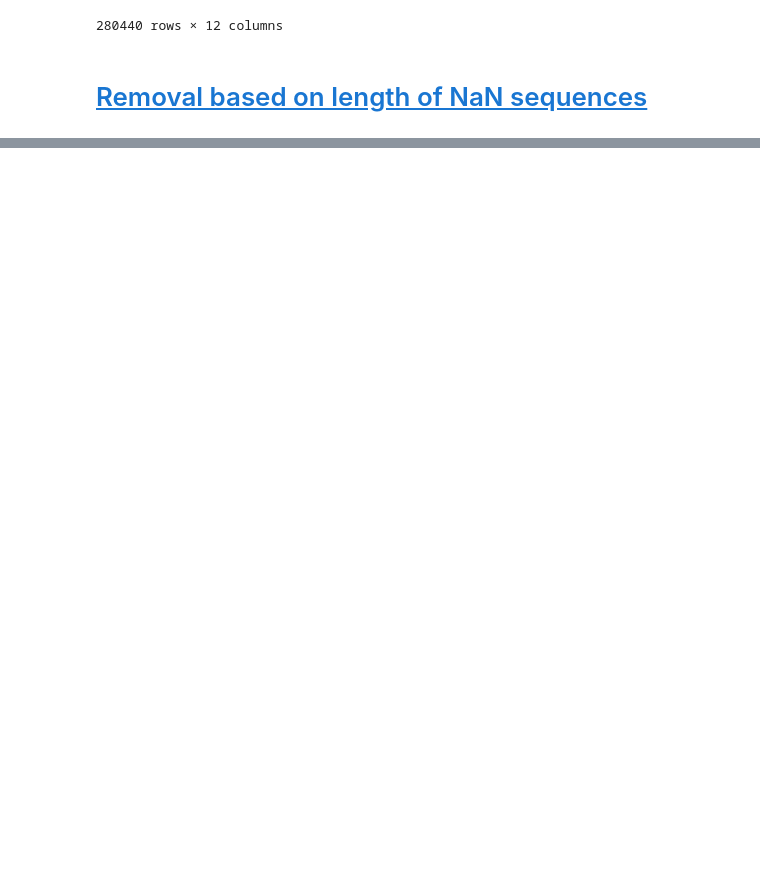
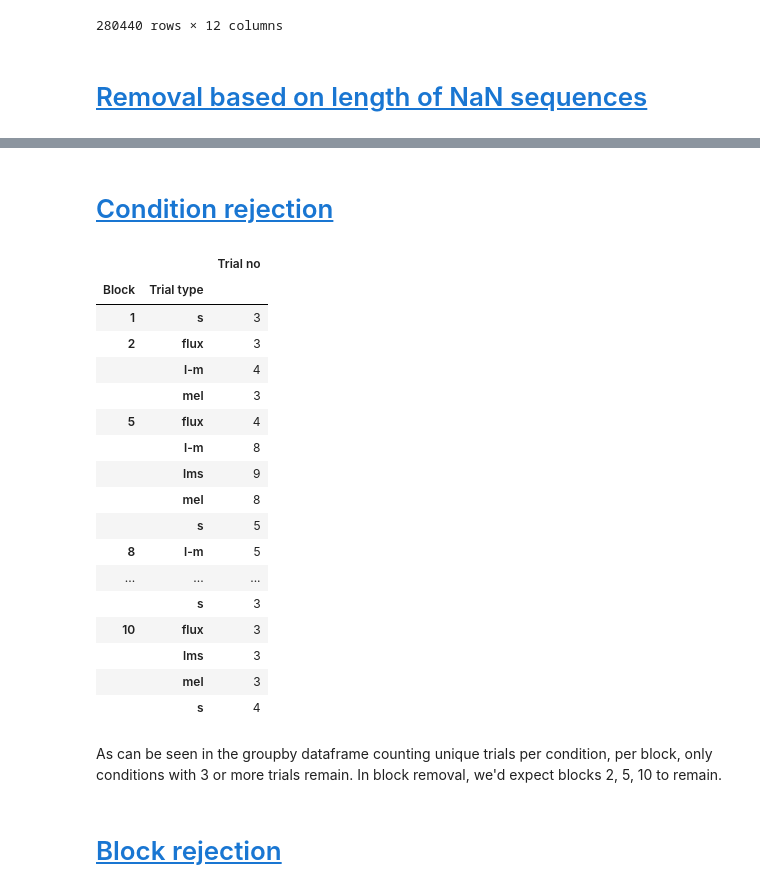
Before and after one commit to tscnlab/civibe_pupilprep, a Jupyter notebook: notebooks/prep_accept_reject_trials.ipynb, the cells around one changed output, grey strips where cells are left out. Drawn from its saved outputs; the diff is of its cells as text; code cells hidden in the pictures; blank space fills up the shorter version.

Commit message:
add condition and block rejection

```diff
--- a/notebooks/prep_accept_reject_trials.ipynb
+++ b/notebooks/prep_accept_reject_trials.ipynb
@@ -225,6 +227,6 @@ def remove_trials_with_long_nans(
     removed_df = removed_df.reset_index(drop=True)
     return removed_df
 # %%
-long_nan_df = remove_trials_with_long_nans(thresholded_df, max_nan_length=400)
+low_nan_df = remove_trials_with_long_nans(thresholded_df, max_nan_length=500)
 # %%
 no_trials_before_threshold = len(thresholded_df["Trial no"].unique())
@@ -252,0 +255,48 @@ long_nan_df
+# %% [markdown]
+# <a id='toc5_'></a>[Condition rejection](#toc0_)
+# %%
+def remove_bad_conditions(data_df,trial_min = 3):
+    # aggregate unique trial numbers in each block-condition group
+    groupby_condition_df = data_df[['Block','Trial type','Trial no']].groupby(['Block','Trial type']).agg({'Trial no':'nunique'})
+    groupby_condition_df.reset_index(inplace=True)
+
+    # find block-condition pairs where a condition has less than 3 trials
+    low_cond_block_pairs = [(block,cond) for (block,cond) in zip(groupby_condition_df['Block'],groupby_condition_df['Trial type'])
+                            if groupby_condition_df['Trial no'][(groupby_condition_df['Block']==block)
+                                                                & (groupby_condition_df['Trial type']==cond)].values < trial_min]
+    # find trial numbers corresponding to the pairs above
+    low_cond_trials = [trial_no for block,cond in low_cond_block_pairs for trial_no in data_df['Trial no'][(data_df['Block']==block)&(data_df['Trial type']==cond)]]
+
+    # remove the found trials from dataframe
+    removed_df = data_df[~data_df['Trial no'].isin(low_cond_trials)]
+
+    return removed_df
+# %%
+no_low_cond_df = remove_bad_conditions(low_nan_df,trial_min = 3)
+# %%
+groupby_condition_df = no_low_cond_df[['Block','Trial type','Trial no']].groupby(['Block','Trial type']).agg({'Trial no':'nunique'})
+# %%
+groupby_condition_df
+# %% [output]
+|  |  | Trial no |
+| Block | Trial type |  |
+| 1 | s | 3 |
+| 2 | flux | 3 |
+|  | l-m | 4 |
+|  | mel | 3 |
+| 5 | flux | 4 |
+|  | l-m | 8 |
+|  | lms | 9 |
+|  | mel | 8 |
+|  | s | 5 |
+| 8 | l-m | 5 |
+| ... | ... | ... |
+|  | s | 3 |
+| 10 | flux | 3 |
+|  | lms | 3 |
+|  | mel | 3 |
+|  | s | 4 |
+# %% [markdown]
+As can be seen in the groupby dataframe counting unique trials per condition, per block, only conditions with 3 or more trials remain. In block removal, we'd expect blocks 2, 5, 10 to remain.
+# %% [markdown]
+# <a id='toc6_'></a>[Block rejection](#toc0_)
```
Also changed, not shown: parts of 12 cells of this notebook, 1 other file.
